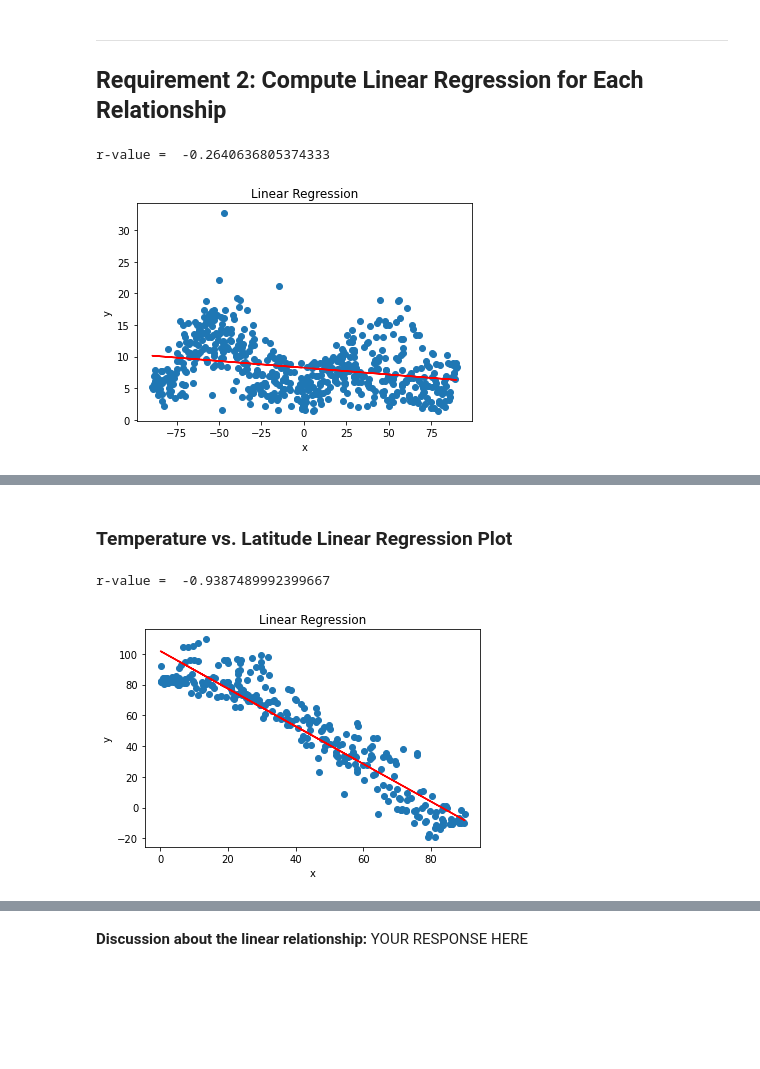
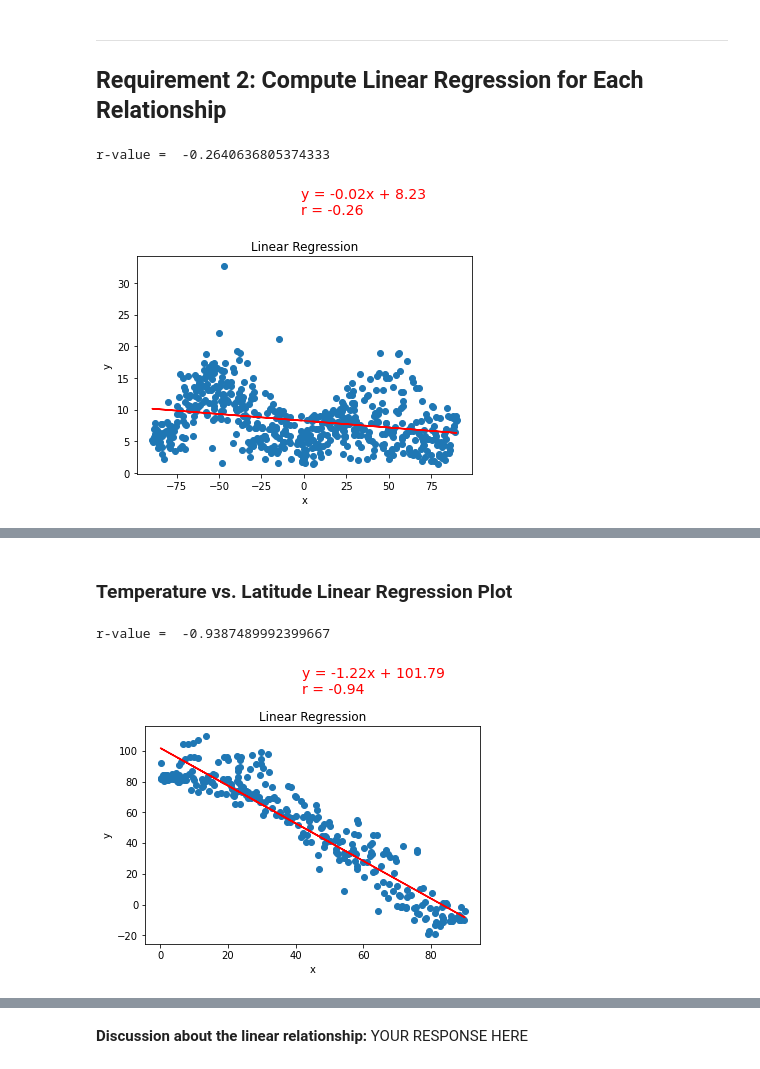
Before and after one commit to gmitt98/python-api-challenge, a Jupyter notebook: WeatherPy/WeatherPy.ipynb, the cells around one changed output, grey strips where cells are left out. Drawn from its saved outputs; the diff is of its cells as text; code cells hidden in the pictures; blank space fills up the shorter version.

```diff
--- a/WeatherPy/WeatherPy.ipynb
+++ b/WeatherPy/WeatherPy.ipynb
@@ -290,35 +288,36 @@ plt.show()
 # %%
 # Define a function to create Linear Regression plots
 
 import math # this is a standard library and I need it for the square root functions
 
 def linear_regression(x, y):
     n = len(x)
     x_mean = sum(x) / n
     y_mean = sum(y) / n
     # calculate R value
     x_stddev = math.sqrt(sum([(i - x_mean)**2 for i in x]) / (len(x) - 1))
     y_stddev = math.sqrt(sum([(i - y_mean)**2 for i in y]) / (len(y) - 1))
     covariance = sum([(x[i] - x_mean) * (y[i] - y_mean) for i in range(len(x))]) / (len(x) - 1)
     r_value = covariance / (x_stddev * y_stddev)
     print("r-value = ", r_value)
     # calculate slope and intercept for plotting
     slope = sum([(x[i] - x_mean) * (y[i] - y_mean) for i in range(n)]) / sum([(x[i] - x_mean) ** 2 for i in range(n)])
     intercept = y_mean - slope * x_mean
-
     # do the plotting
     plt.scatter(x, y)
     plt.plot(x, [slope * xi + intercept for xi in x], color='red')
     plt.xlabel('x')
     plt.ylabel('y')
     plt.title('Linear Regression')
+    # add the equation to the plot
+    plt.text(x.mean(),y.max()*1.25,f"y = {slope:.2f}x + {intercept:.2f}\nr = {r_value:.2f}", color='red', size = '14')
     plt.show()
 
 
 linear_regression(city_data_df["Lat"], city_data_df["Wind Speed"])
 # %% [output]
 r-value =  -0.2640636805374333
-[figure, old version]
+[figure, new version]
 # %%
 # Create a DataFrame with the Northern Hemisphere data (Latitude >= 0)
 northern_hemi_df = city_data_df[city_data_df["Lat"]>=0]
@@ -356,7 +355,7 @@ southern_hemi_df.head()
 linear_regression(northern_hemi_df["Lat"], northern_hemi_df["Max Temp"])
 # %% [output]
 r-value =  -0.9387489992399667
-[figure, old version]
+[figure, new version]
 # %%
 # Linear regression on Southern Hemisphere
 linear_regression(southern_hemi_df["Lat"], southern_hemi_df["Max Temp"])
```
Also changed, not shown: parts of 9 cells of this notebook.
